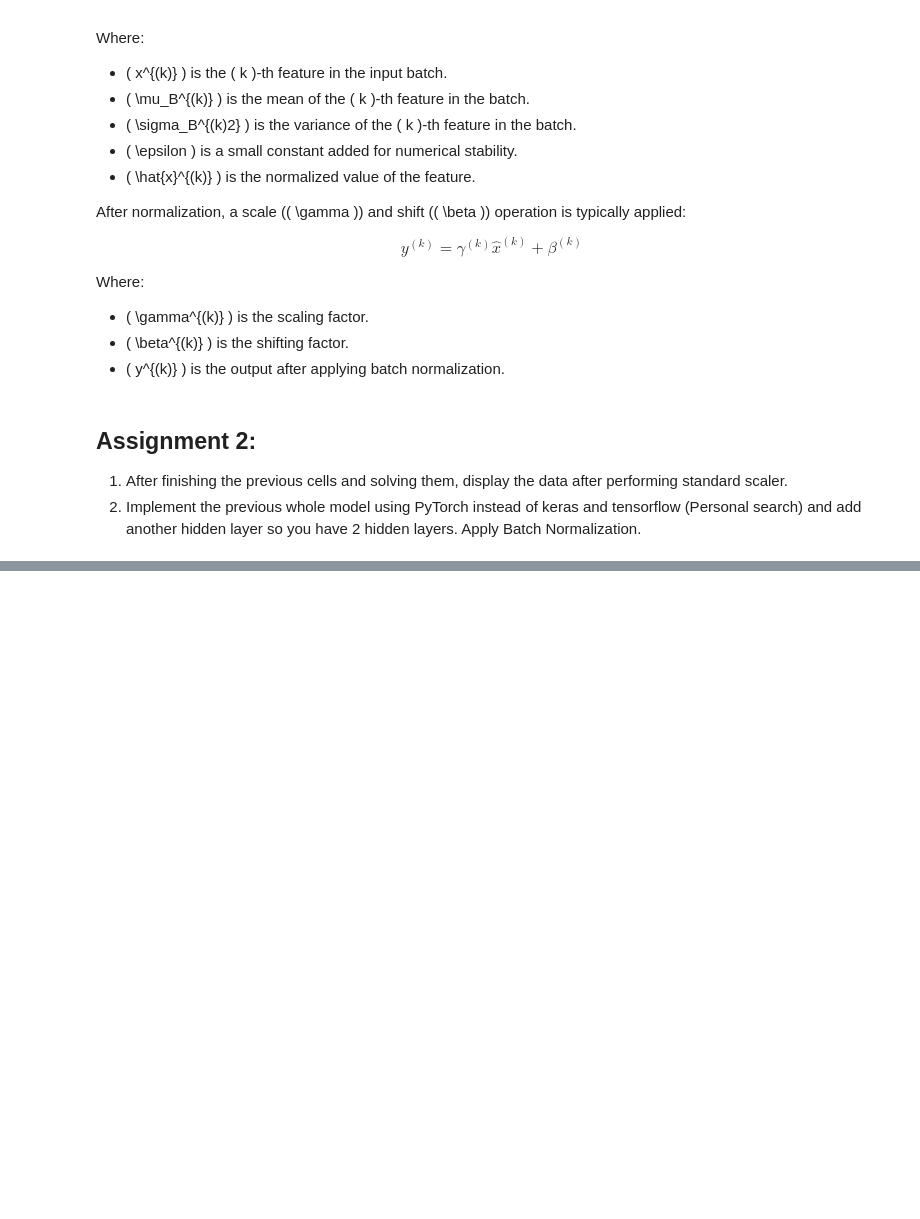
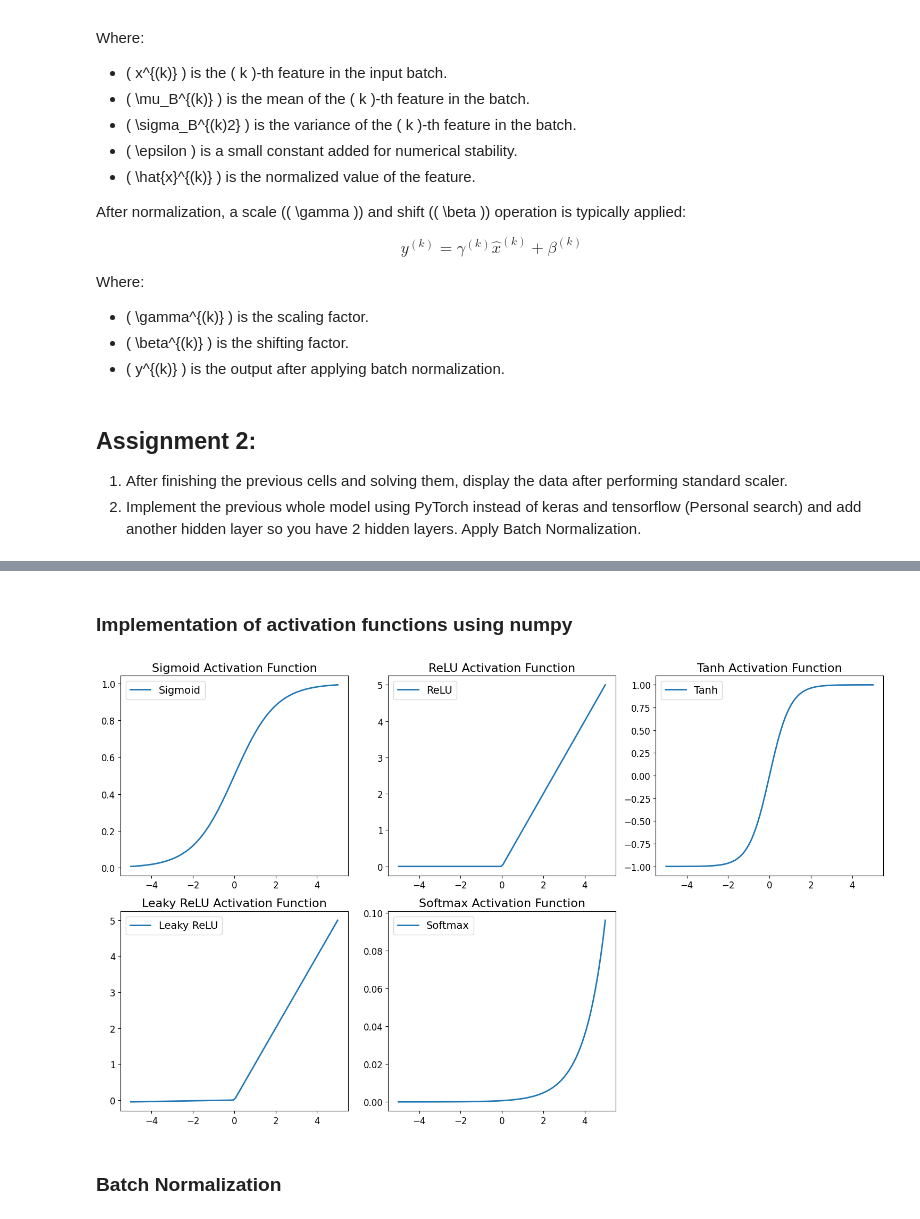
Before and after one commit to AIBabyTeaching/DEEP-LEARNING-SEPT-2024, a Jupyter notebook: ALL_WEEKS_V2 - Student.ipynb, the cells around one changed output, grey strips where cells are left out. Drawn from its saved outputs; the diff is of its cells as text; code cells hidden in the pictures; blank space fills up the shorter version.

```diff
--- a/ALL_WEEKS_V2 - Student.ipynb
+++ b/ALL_WEEKS_V2 - Student.ipynb
@@ -551,0 +651,2 @@ Where:
+# %% [markdown]
+### Implementation of activation functions using numpy
@@ -551,0 +715,6 @@ Where:
+# %%
+Helper.run_pipeline()
+# %% [output]
+[figure, added]
+# %% [markdown]
+### Batch Normalization
```
Also changed, not shown: parts of 41 cells of this notebook, 10 other files.
